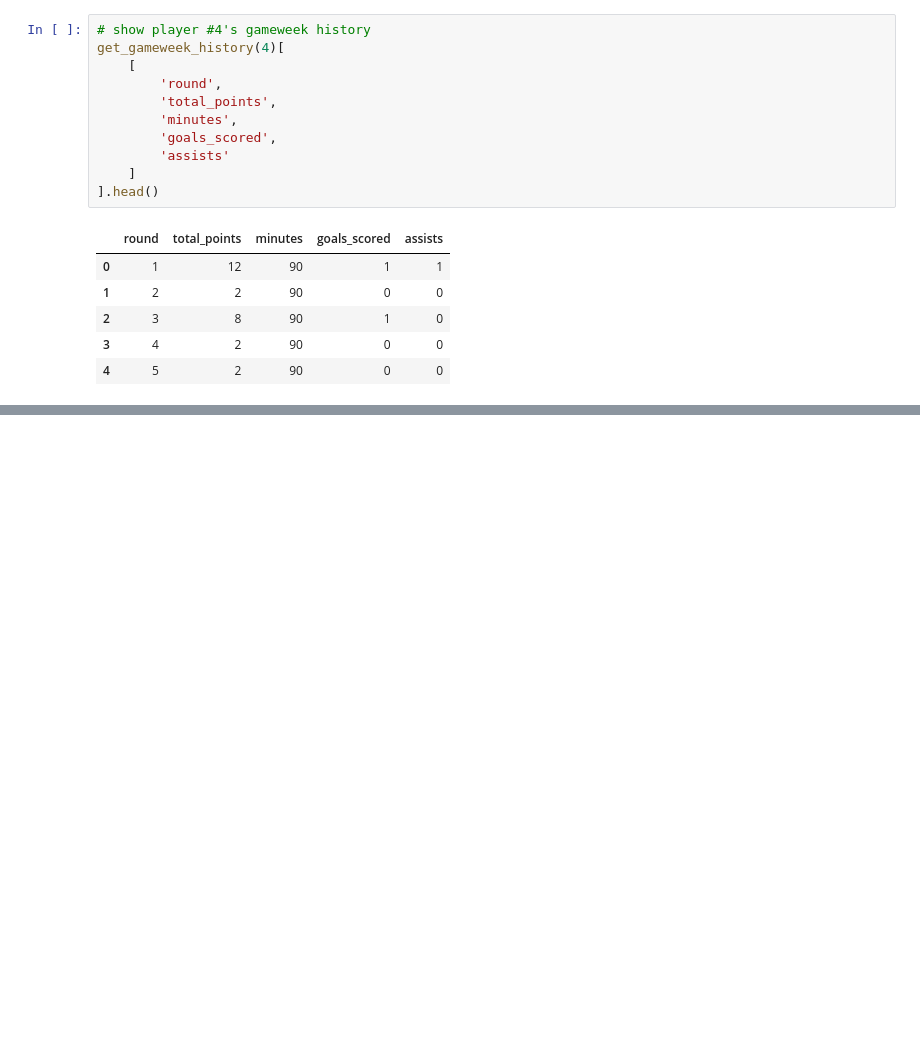
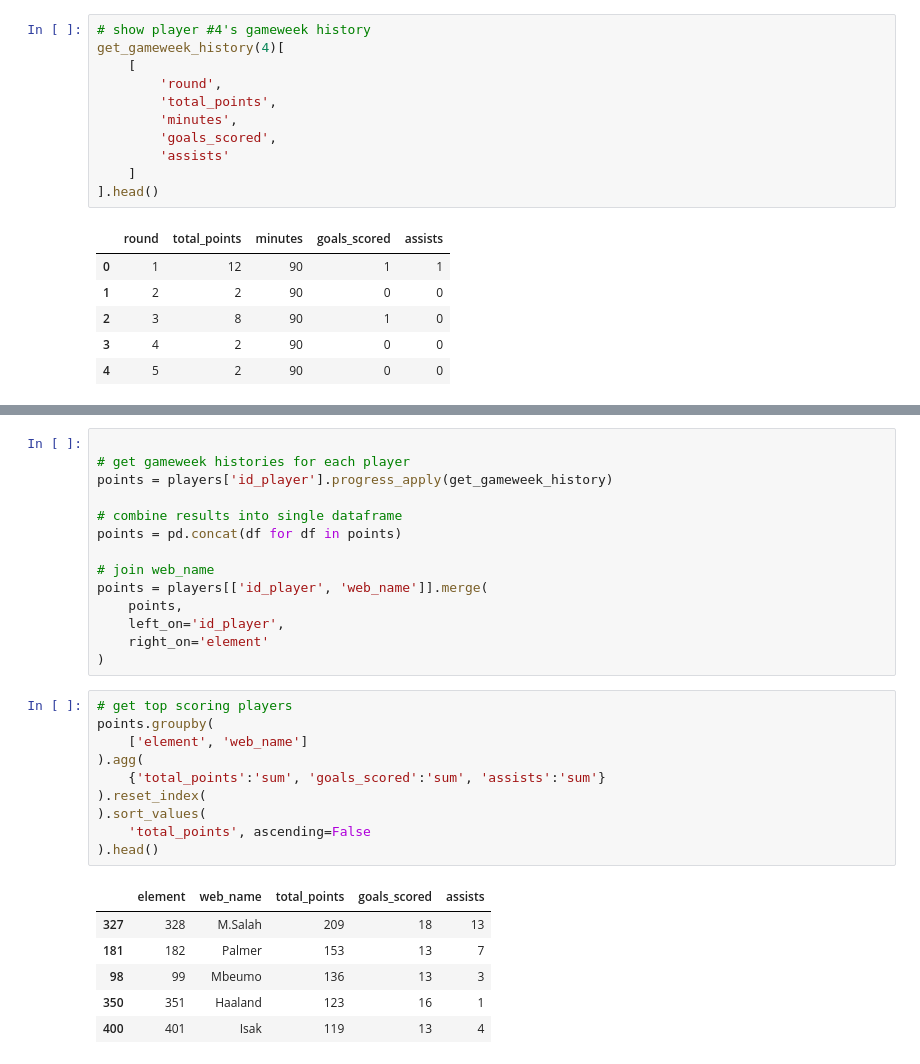
Before and after one commit to AdamTweedie/fpl-wizzard, a Jupyter notebook: fpl-wizzard.ipynb, the cells around one changed output, grey strips where cells are left out. Cells and saved outputs as stored; diff of their text form; blank space fills up the shorter version.

```diff
--- a/fpl-wizzard.ipynb
+++ b/fpl-wizzard.ipynb
@@ -177,0 +242,31 @@ get_gameweek_history(4)[
+# %%
+
+# get gameweek histories for each player
+points = players['id_player'].progress_apply(get_gameweek_history)
+
+# combine results into single dataframe
+points = pd.concat(df for df in points)
+
+# join web_name
+points = players[['id_player', 'web_name']].merge(
+    points,
+    left_on='id_player',
+    right_on='element'
+)
+# %%
+# get top scoring players
+points.groupby(
+    ['element', 'web_name']
+).agg(
+    {'total_points':'sum', 'goals_scored':'sum', 'assists':'sum'}
+).reset_index(
+).sort_values(
+    'total_points', ascending=False
+).head()
+# %% [output]
+|  | element | web_name | total_points | goals_scored | assists |
+| 327 | 328 | M.Salah | 209 | 18 | 13 |
+| 181 | 182 | Palmer | 153 | 13 | 7 |
+| 98 | 99 | Mbeumo | 136 | 13 | 3 |
+| 350 | 351 | Haaland | 123 | 16 | 1 |
+| 400 | 401 | Isak | 119 | 13 | 4 |
```
Also changed, not shown: parts of 8 cells of this notebook.
